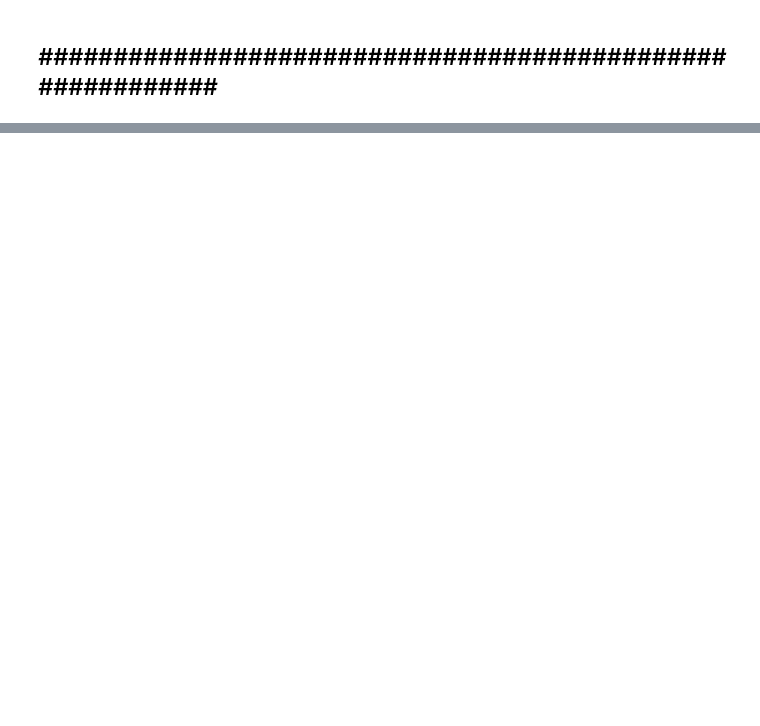
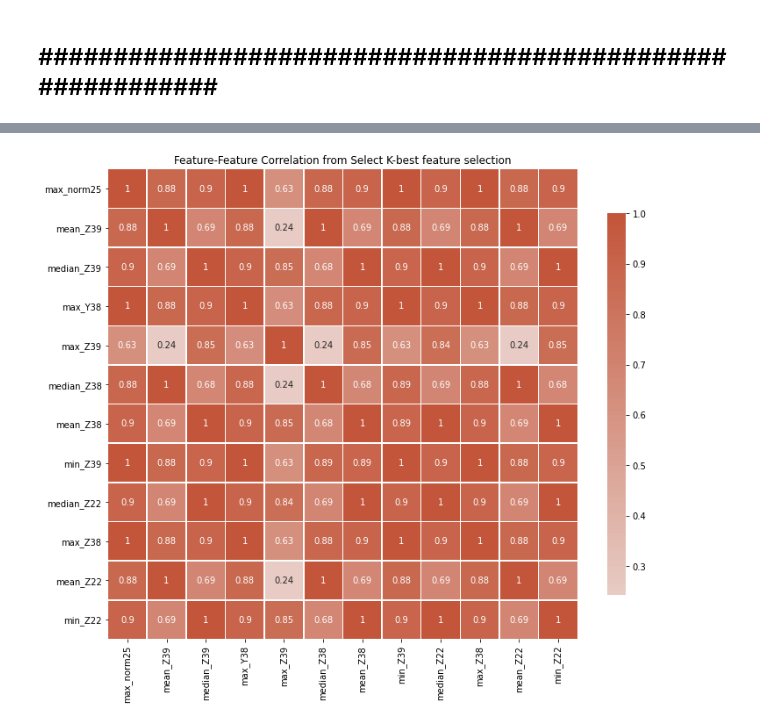
Before and after one commit to idan424/Comp.Learning_Neuro, a Jupyter notebook: Project.ipynb, the cells around one changed output, grey strips where cells are left out. Saved outputs shown, nothing was run; the diff lists cells and outputs as text; code cells hidden in the pictures; blank space fills up the shorter version.

```diff
--- a/Project.ipynb
+++ b/Project.ipynb
@@ -164,0 +211,12 @@ y_train
+# %%
+corr = pd.DataFrame(data=X_train_skb, columns=X_train.columns[ord_idx]).corr()
+
+# cmap = sns.diverging_palette(230, 20, as_cmap=True)
+
+plt.figure(figsize=(12,16))
+_ = sns.heatmap(corr, cmap=cmap, vmax=1, center=0, square=True, linewidths=.5,
+                cbar_kws={"shrink": .5}, annot=True)
+
+_ = plt.title("Feature-Feature Correlation from Select K-best feature selection")
+# %% [output]
+[figure, added]
```
Also changed, not shown: parts of 17 cells of this notebook.
